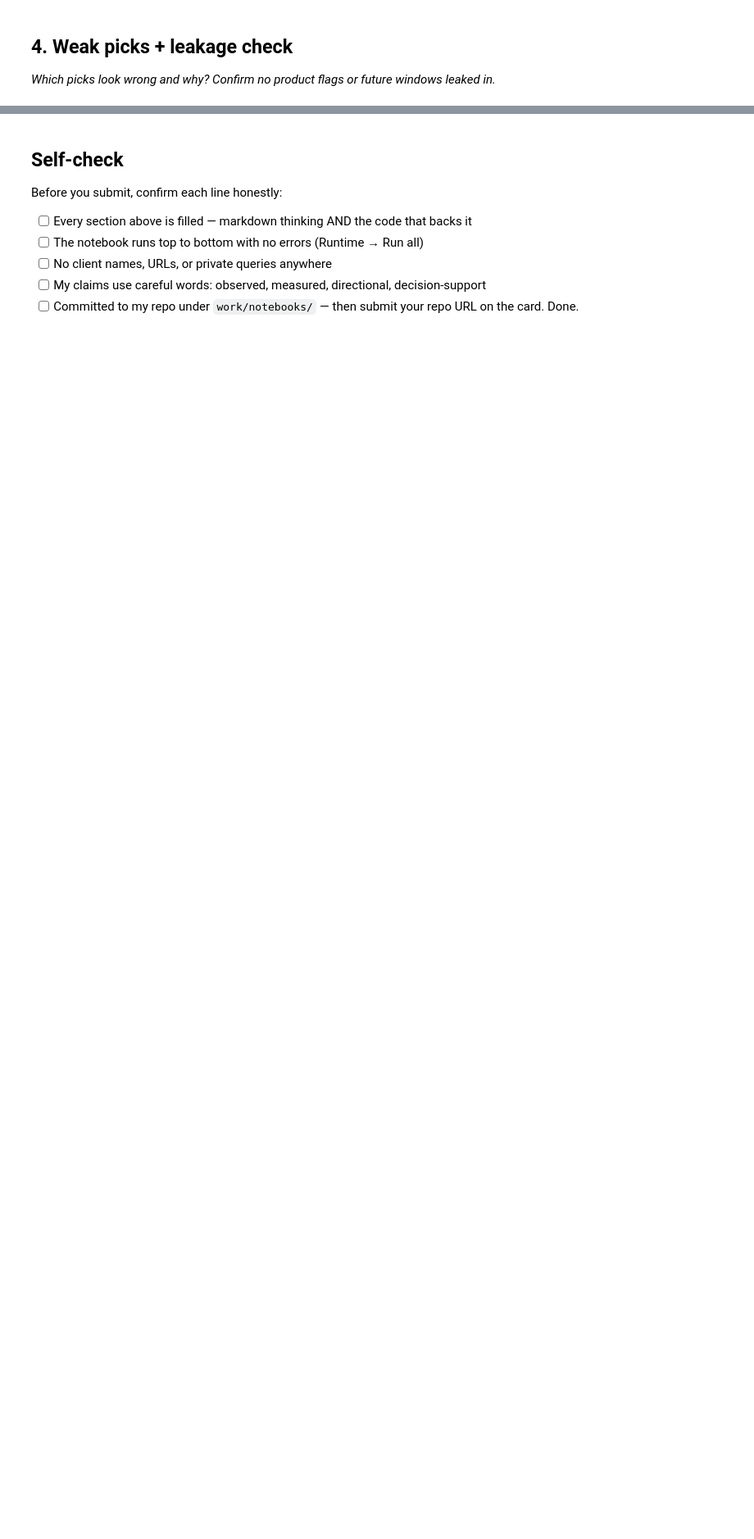
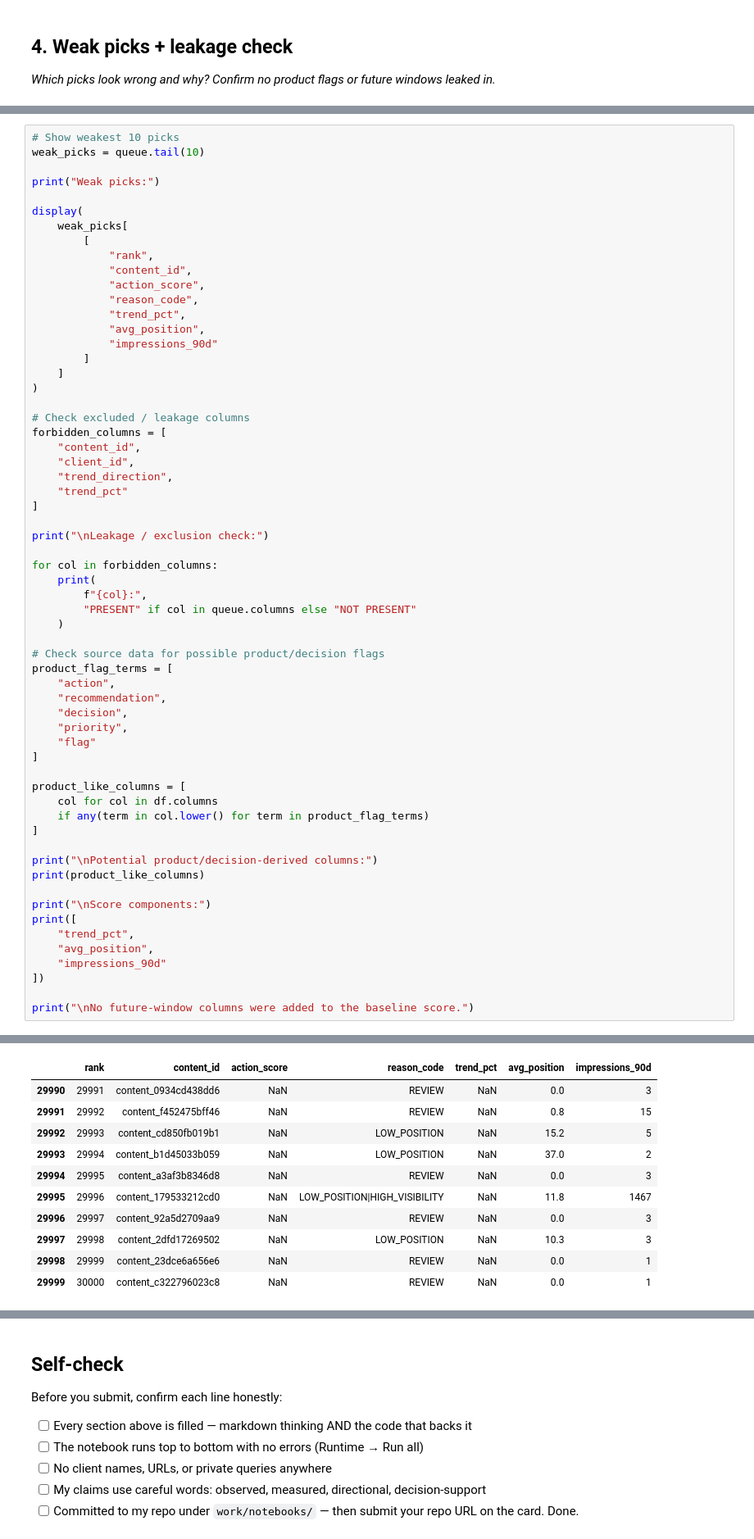
Before and after one commit to aditi-avni/ML-FlyRank, a Jupyter notebook: work/notebooks/w04_baseline_score.ipynb, the cells around one changed output, grey strips where cells are left out. Shown at 82% size. Cells and saved outputs as stored; diff of their text form; blank space fills up the shorter version.

```diff
--- a/work/notebooks/w04_baseline_score.ipynb
+++ b/work/notebooks/w04_baseline_score.ipynb
@@ -36,0 +240,62 @@ This skeleton is yours to fill. Work the sections **in order** — each one has
+# %%
+# Show weakest 10 picks
+weak_picks = queue.tail(10)
+
+print("Weak picks:")
+
+display(
+    weak_picks[
+        [
+            "rank",
+            "content_id",
+            "action_score",
+            "reason_code",
+            "trend_pct",
+            "avg_position",
+            "impressions_90d"
+        ]
+    ]
+)
+
+# Check excluded / leakage columns
+forbidden_columns = [
+    "content_id",
+    "client_id",
+    "trend_direction",
+    "trend_pct"
+]
+
+print("\nLeakage / exclusion check:")
+
+for col in forbidden_columns:
+    print(
+        f"{col}:",
+        "PRESENT" if col in queue.columns else "NOT PRESENT"
+    )
+
+# Check source data for possible product/decision flags
+product_flag_terms = [
+    "action",
+    "recommendation",
+    "decision",
+    "priority",
+    "flag"
+]
+
+product_like_columns = [
+    col for col in df.columns
+    if any(term in col.lower() for term in product_flag_terms)
+]
+
+print("\nPotential product/decision-derived columns:")
+print(product_like_columns)
+
+print("\nScore components:")
+print([
+    "trend_pct",
+    "avg_position",
+    "impressions_90d"
+])
+
+print("\nNo future-window columns were added to the baseline score.")
+# %% [output]
@@ -36,0 +303,11 @@ This skeleton is yours to fill. Work the sections **in order** — each one has
+|  | rank | content_id | action_score | reason_code | trend_pct | avg_position | impressions_90d |
+| 29990 | 29991 | content_0934cd438dd6 | NaN | REVIEW | NaN | 0.0 | 3 |
+| 29991 | 29992 | content_f452475bff46 | NaN | REVIEW | NaN | 0.8 | 15 |
+| 29992 | 29993 | content_cd850fb019b1 | NaN | LOW_POSITION | NaN | 15.2 | 5 |
+| 29993 | 29994 | content_b1d45033b059 | NaN | LOW_POSITION | NaN | 37.0 | 2 |
+| 29994 | 29995 | content_a3af3b8346d8 | NaN | REVIEW | NaN | 0.0 | 3 |
+| 29995 | 29996 | content_179533212cd0 | NaN | LOW_POSITION|HIGH_VISIBILITY | NaN | 11.8 | 1467 |
+| 29996 | 29997 | content_92a5d2709aa9 | NaN | REVIEW | NaN | 0.0 | 3 |
+| 29997 | 29998 | content_2dfd17269502 | NaN | LOW_POSITION | NaN | 10.3 | 3 |
+| 29998 | 29999 | content_23dce6a656e6 | NaN | REVIEW | NaN | 0.0 | 1 |
+| 29999 | 30000 | content_c322796023c8 | NaN | REVIEW | NaN | 0.0 | 1 |
```
Also changed, not shown: parts of 12 cells of this notebook.
